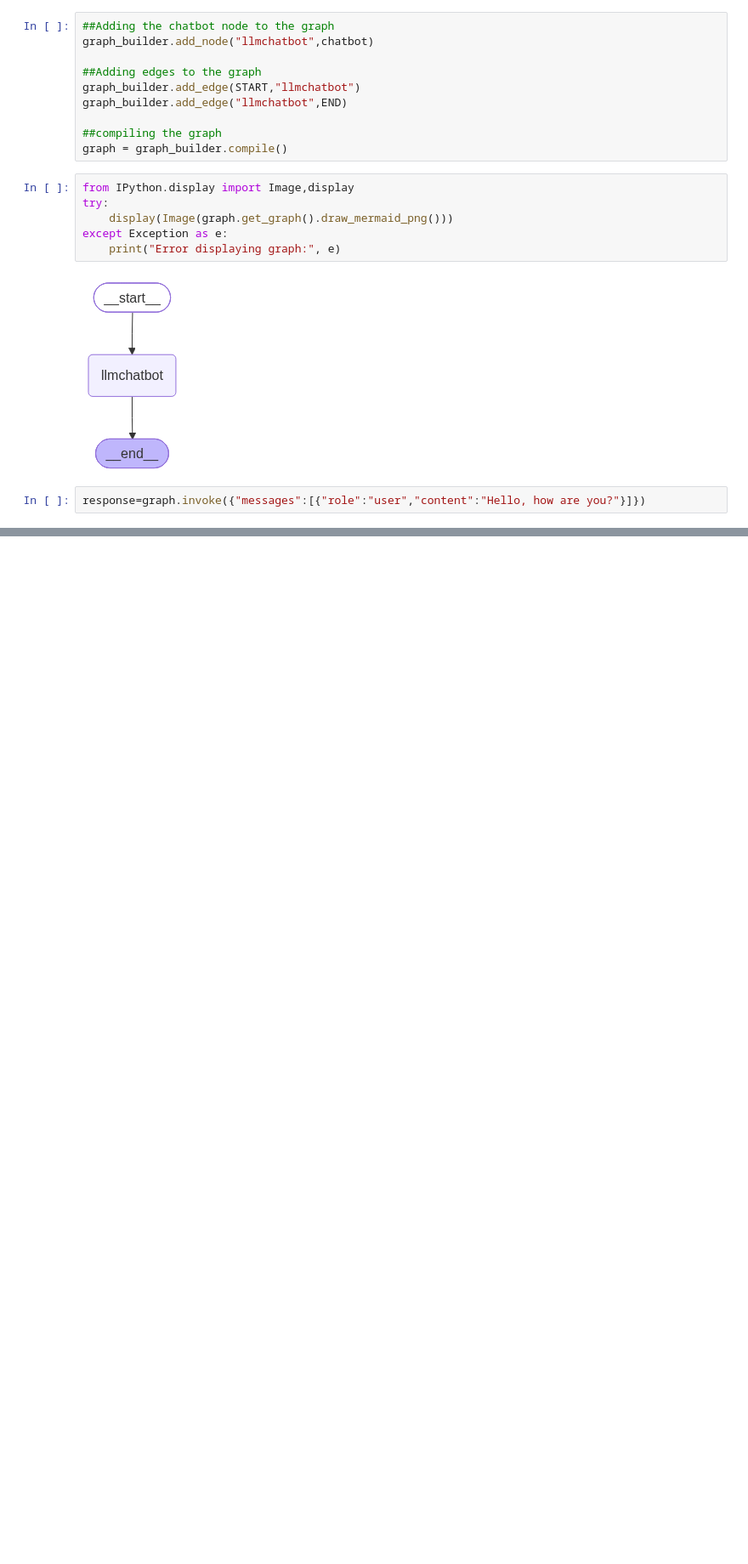
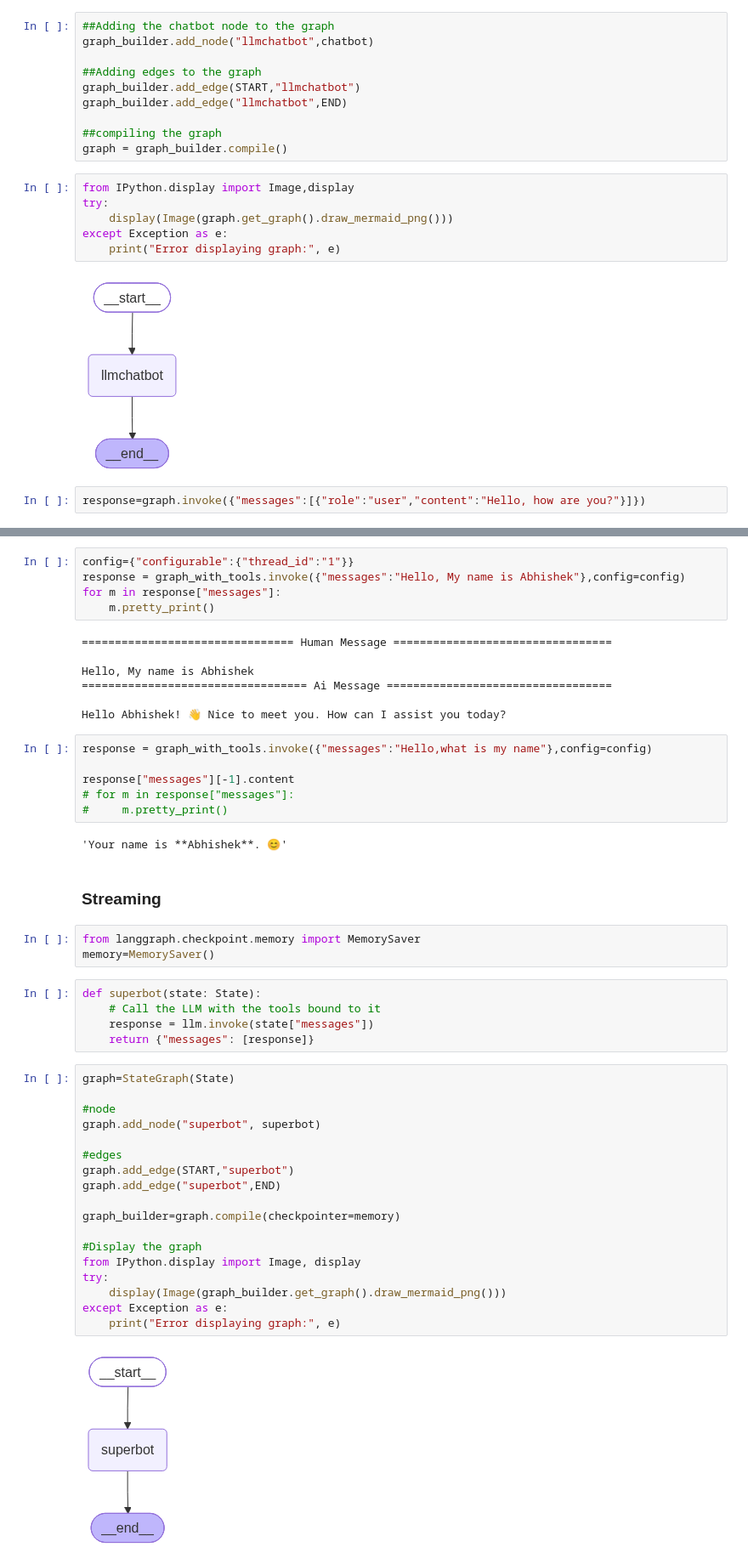
Before and after one commit to surveabhishek688/Agenticlanggraph, a Jupyter notebook: 1-BasicChatBot/1-basicchatbot.ipynb, the cells around one changed output, grey strips where cells are left out. Shown at 85% size. Saved outputs shown, nothing was run; the diff lists cells and outputs as text; blank space fills up the shorter version.

```diff
--- a/1-BasicChatBot/1-basicchatbot.ipynb
+++ b/1-BasicChatBot/1-basicchatbot.ipynb
@@ -66,0 +334,50 @@ response["messages"]
+# %%
+config={"configurable":{"thread_id":"1"}}
+response = graph_with_tools.invoke({"messages":"Hello, My name is Abhishek"},config=config)
+for m in response["messages"]:
+    m.pretty_print()
+# %% [output]
+================================ Human Message =================================
+
+Hello, My name is Abhishek
+================================== Ai Message ==================================
+
+Hello Abhishek! 👋 Nice to meet you. How can I assist you today?
+# %%
+response = graph_with_tools.invoke({"messages":"Hello,what is my name"},config=config)
+
+response["messages"][-1].content
+# for m in response["messages"]:
+#     m.pretty_print()
+# %% [output]
+'Your name is **Abhishek**. 😊'
+# %% [markdown]
+### Streaming
+# %%
+from langgraph.checkpoint.memory import MemorySaver
+memory=MemorySaver()
+# %%
+def superbot(state: State):
+    # Call the LLM with the tools bound to it
+    response = llm.invoke(state["messages"])
+    return {"messages": [response]}
+# %%
+graph=StateGraph(State)
+
+#node
+graph.add_node("superbot", superbot)
+
+#edges
+graph.add_edge(START,"superbot")
+graph.add_edge("superbot",END)
+
+graph_builder=graph.compile(checkpointer=memory)
+
+#Display the graph
+from IPython.display import Image, display
+try:
+    display(Image(graph_builder.get_graph().draw_mermaid_png()))
+except Exception as e:
+    print("Error displaying graph:", e)
+# %% [output]
+[figure, added]
```
Also changed, not shown: parts of 26 cells of this notebook, 5 other files.
